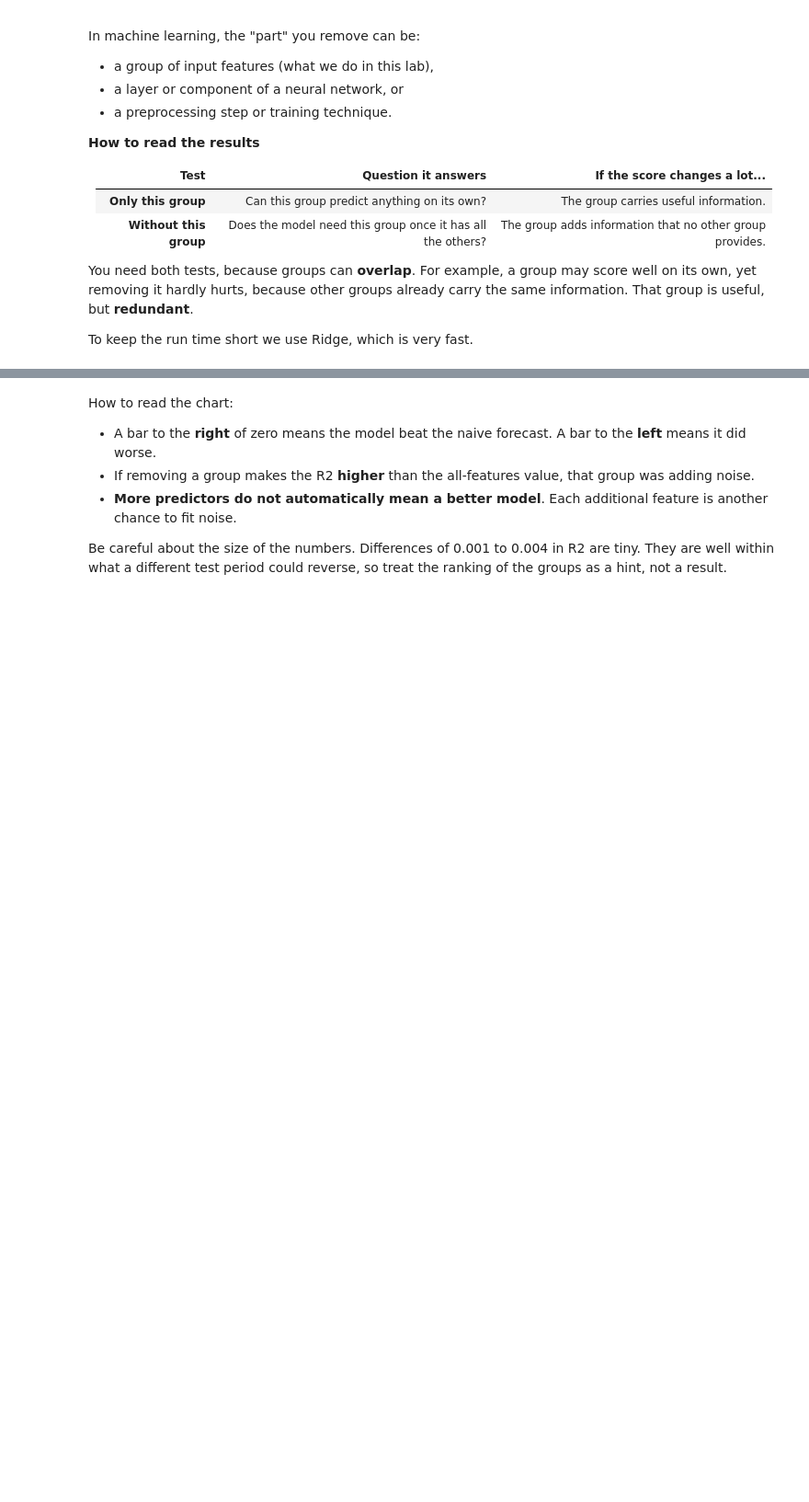
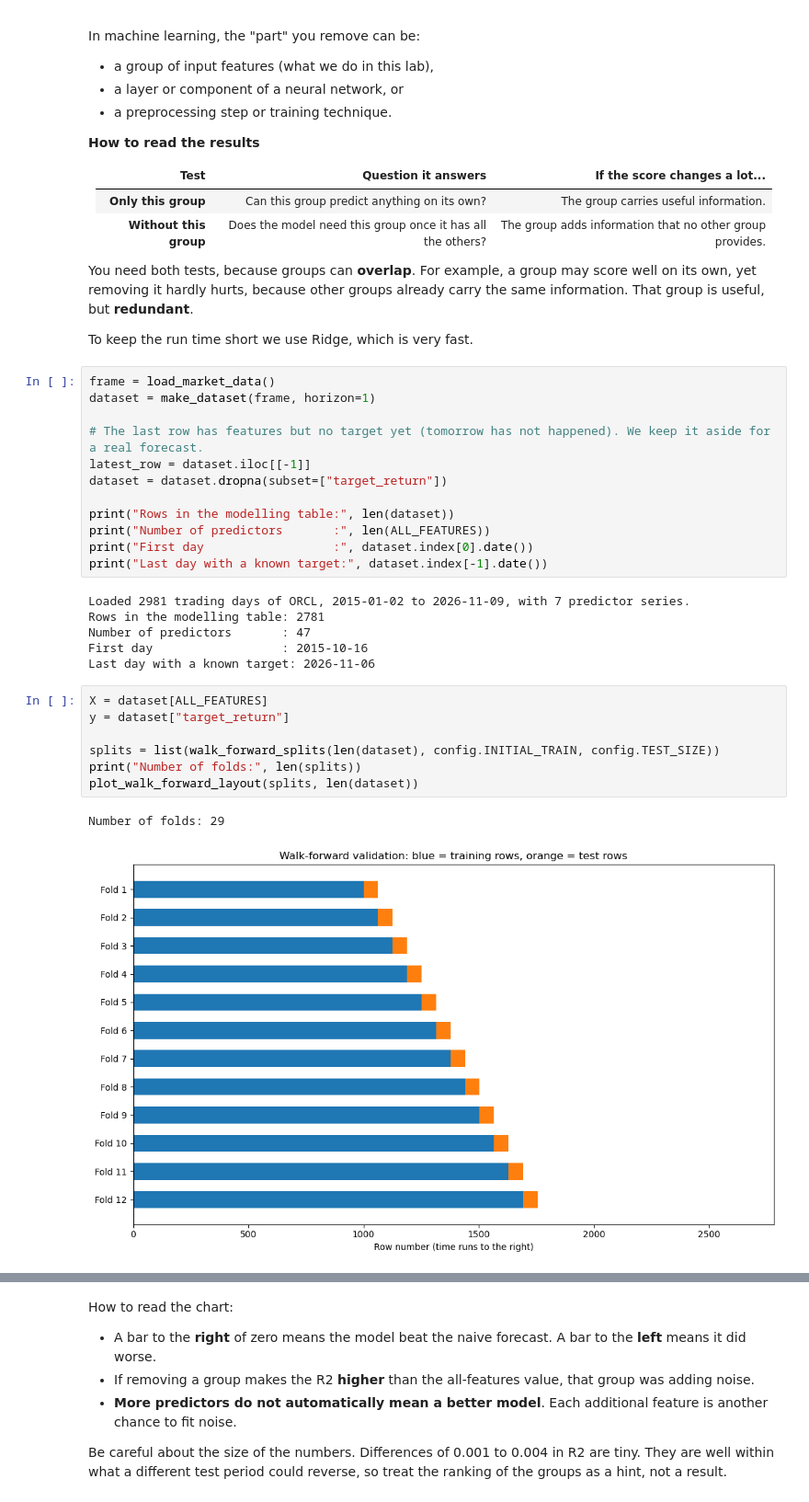
Before and after one commit to BI-course/TimeSeries-Lab-202604-c4, a Jupyter notebook: nb4b_lab_uncertainty_and_forecast_ORCL.ipynb, the cells around one changed output, grey strips where cells are left out. Shown at 92% size. Saved outputs shown, nothing was run; the diff lists cells and outputs as text; blank space fills up the shorter version.

Commit message:
Complete Member 5 tasks: nb4b notebook, forecast CSVs, and team contributions

```diff
--- a/nb4b_lab_uncertainty_and_forecast_ORCL.ipynb
+++ b/nb4b_lab_uncertainty_and_forecast_ORCL.ipynb
@@ -460,3 +557,31 @@ In machine learning, the "part" you remove can be:
 You need both tests, because groups can **overlap**. For example, a group may score well on its own, yet removing it hardly hurts, because other groups already carry the same information. That group is useful, but **redundant**.
 
 To keep the run time short we use Ridge, which is very fast.
+# %%
+frame = load_market_data()
+dataset = make_dataset(frame, horizon=1)
+
+# The last row has features but no target yet (tomorrow has not happened). We keep it aside for a real forecast.
+latest_row = dataset.iloc[[-1]]
+dataset = dataset.dropna(subset=["target_return"])
+
+print("Rows in the modelling table:", len(dataset))
+print("Number of predictors       :", len(ALL_FEATURES))
+print("First day                  :", dataset.index[0].date())
+print("Last day with a known target:", dataset.index[-1].date())
+# %% [output]
+Loaded 2981 trading days of ORCL, 2015-01-02 to 2026-11-09, with 7 predictor series.
+Rows in the modelling table: 2781
+Number of predictors       : 47
+First day                  : 2015-10-16
+Last day with a known target: 2026-11-06
+# %%
+X = dataset[ALL_FEATURES]
+y = dataset["target_return"]
+
+splits = list(walk_forward_splits(len(dataset), config.INITIAL_TRAIN, config.TEST_SIZE))
+print("Number of folds:", len(splits))
+plot_walk_forward_layout(splits, len(dataset))
+# %% [output]
+Number of folds: 29
+[figure, added]
```
Also changed, not shown: parts of 40 cells of this notebook, 4 other files.
